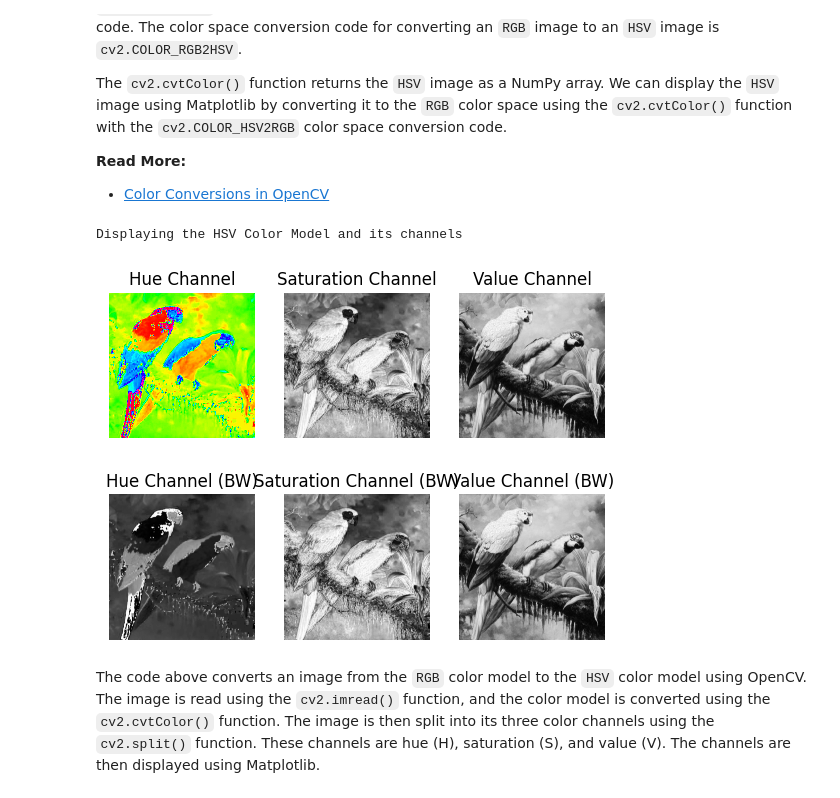
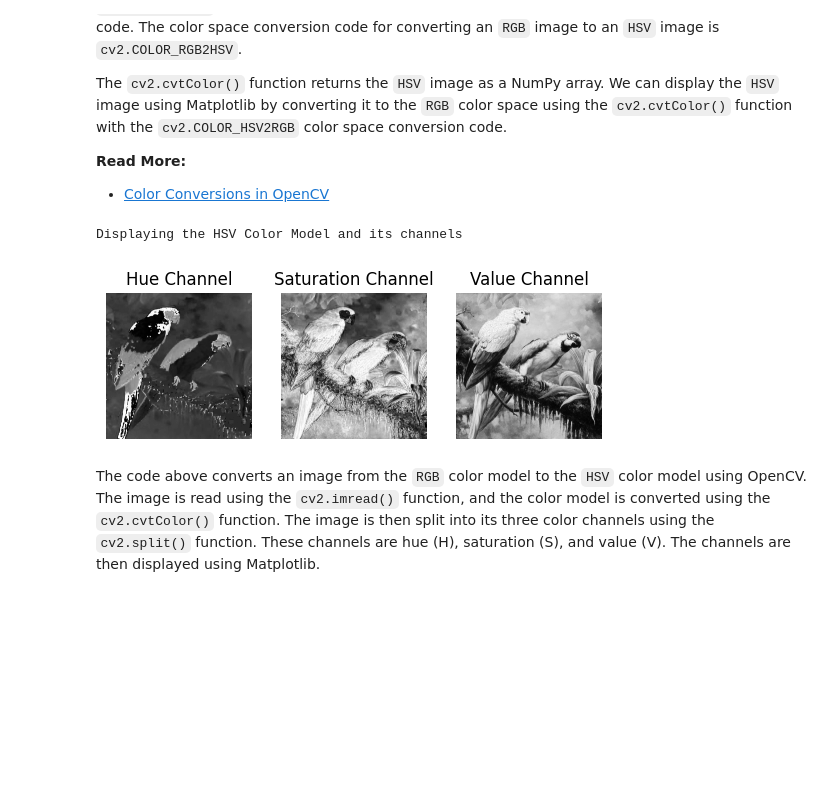
Before and after one commit to SorSU-Classroom/CS-314-Graphics-and-Visual-Computing, a Jupyter notebook: 2. Image Basics/2.4. Color Models/2.4. Color Models.ipynb, the cells around one changed output. Drawn from its saved outputs; the diff is of its cells as text; code cells hidden in the pictures; blank space fills up the shorter version.

```diff
--- a/2. Image Basics/2.4. Color Models/2.4. Color Models.ipynb
+++ b/2. Image Basics/2.4. Color Models/2.4. Color Models.ipynb
@@ -197,48 +197,33 @@ The `cv2.cvtColor()` function returns the `HSV` image as a NumPy array. We can d
 # %%
 # Converting the RGB image to the HSV image
 hsv_image = cv2.cvtColor(original_image, cv2.COLOR_RGB2HSV)
 
 # Splitting the HSV image into its three color channels
 channel_h, channel_s, channel_v = cv2.split(hsv_image)
 
 # Displaying the three color channels
 print("Displaying the HSV Color Model and its channels")
 plt.figure('HSV Color Model')
 
-plt.subplot(2, 3, 1)
-plt.imshow(channel_h, cmap='hsv')
+plt.subplot(1, 3, 1)
+plt.imshow(channel_h, cmap='gray')
 plt.title('Hue Channel')
 plt.axis('off')
 
-plt.subplot(2, 3, 2)
+plt.subplot(1, 3, 2)
 plt.imshow(channel_s, cmap='gray')
 plt.title('Saturation Channel')
 plt.axis('off')
 
-plt.subplot(2, 3, 3)
+plt.subplot(1, 3, 3)
 plt.imshow(channel_v, cmap='gray')
 plt.title('Value Channel')
 plt.axis('off')
 
-plt.subplot(2, 3, 4)
-plt.imshow(channel_h, cmap='gray')
-plt.title('Hue Channel (BW)')
-plt.axis('off')
-
-plt.subplot(2, 3, 5)
-plt.imshow(channel_s, cmap='gray')
-plt.title('Saturation Channel (BW)')
-plt.axis('off')
-
-plt.subplot(2, 3, 6)
-plt.imshow(channel_v, cmap='gray')
-plt.title('Value Channel (BW)')
-plt.axis('off')
-
 plt.show()
 # %% [output]
 Displaying the HSV Color Model and its channels
-[figure, old version]
+[figure, new version]
 # %% [markdown]
 The code above converts an image from the `RGB` color model to the `HSV` color model using OpenCV. The image is read using the `cv2.imread()` function, and the color model is converted using the `cv2.cvtColor()` function. The image is then split into its three color channels using the `cv2.split()` function. These channels are hue (H), saturation (S), and value (V). The channels are then displayed using Matplotlib.
 # %% [markdown]
```
Also changed, not shown: parts of 3 cells of this notebook, 5 other files.
